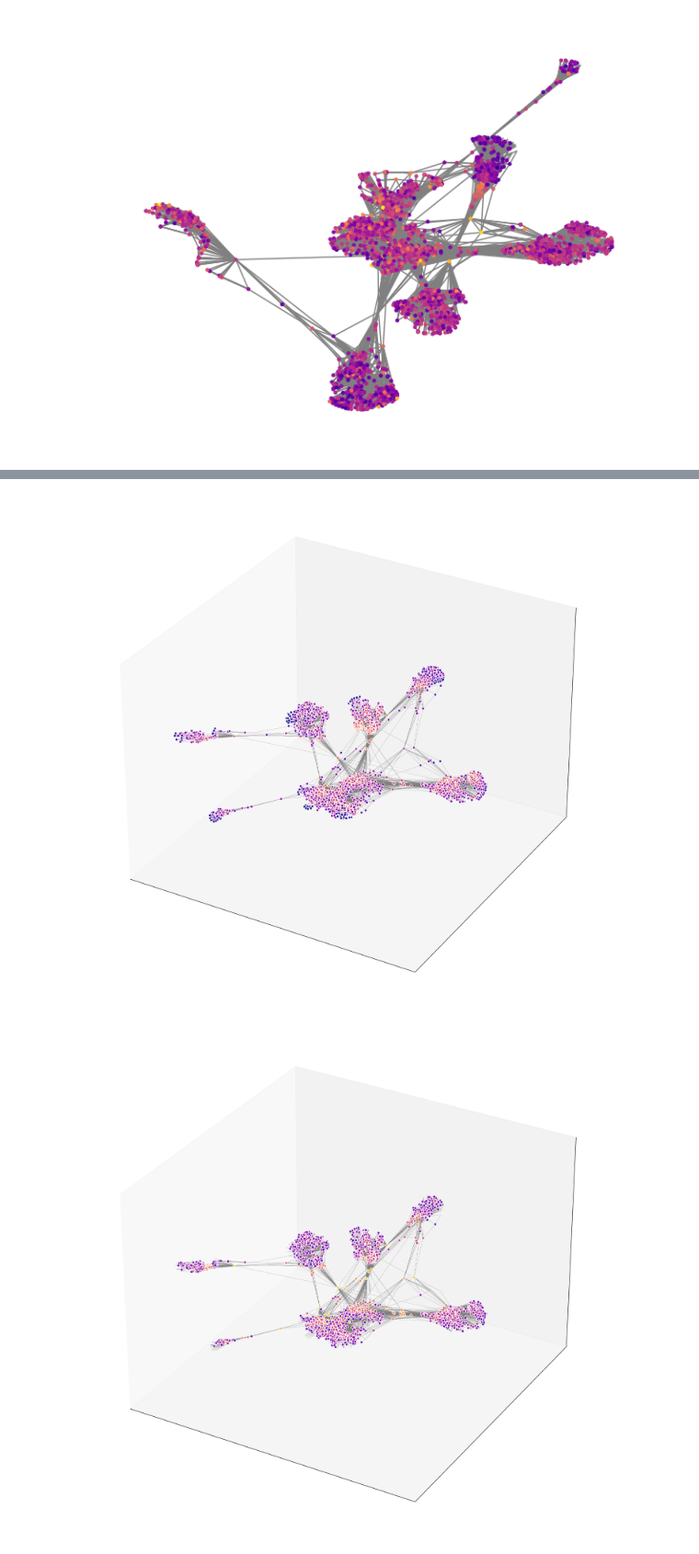
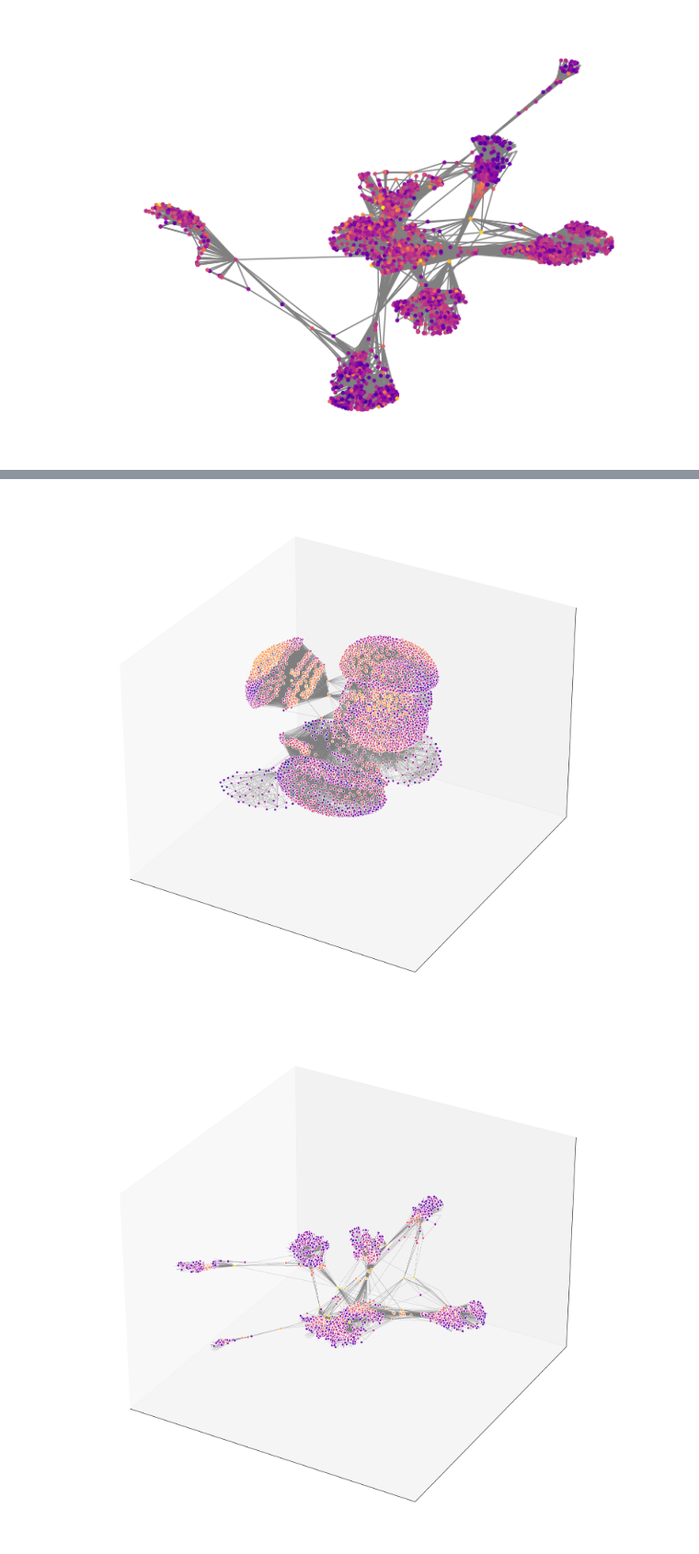
Before and after one commit to Lipiecki/networks-complex-systems, a Jupyter notebook: network_vis.ipynb, the cells around one changed output, grey strips where cells are left out. Shown at 92% size. Drawn from its saved outputs; the diff is of its cells as text; code cells hidden in the pictures.

Commit message:
Updated networks visualisations

```diff
--- a/network_vis.ipynb
+++ b/network_vis.ipynb
@@ -66,3 +66,5 @@ nx.draw(G, pos=nx.spring_layout(G, dim = 2, seed = 520), node_size=5, with_label
 nx.draw(G, pos=nx.spring_layout(G, dim = 2, seed = 220), node_size=5, with_labels=False, node_color = node_colors2, cmap="plasma", edge_color = "gray")
 # %% [output]
 [figure]
+# %%
+pos = nx.kamada_kawai_layout(G, dim=3)
@@ -69,35 +73,34 @@ nx.draw(G, pos=nx.spring_layout(G, dim = 2, seed = 220), node_size=5, with_label
 # %%
-pos = nx.spring_layout(G, dim=3, seed=779)
 
 node_xyz = np.array([pos[v] for v in sorted(G)])
 edge_xyz = np.array([(pos[u], pos[v]) for u, v in G.edges()])
 
 fig = plt.figure()
 ax = fig.add_subplot(111, projection="3d")
 
 ax.scatter(*node_xyz.T, s=25, ec="w", c = node_colors, cmap = "plasma", alpha = 0.9, edgecolors="face")
 
 for vizedge in edge_xyz:
     ax.plot(*vizedge.T, color="tab:gray", linewidth=0.25)
 
 
 def _format_axes(ax):
     """Visualization options for the 3D axes."""
     # Turn gridlines off
     ax.grid(False)
     # Suppress tick labels
     for dim in (ax.xaxis, ax.yaxis, ax.zaxis):
         dim.set_ticks([])
     # Set axes labels
 
 
 _format_axes(ax)
 fig.tight_layout()
 
-plt.rcParams['figure.figsize'] = [14, 14]
+plt.rcParams['figure.figsize'] = [16, 16]
 plt.show()
 # %% [output]
-[figure, old version]
+[figure, new version]
 # %%
 pos = nx.spring_layout(G, dim=3, seed=779)
 
```
Also changed, not shown: parts of 1 cell of this notebook, 1 other file.
